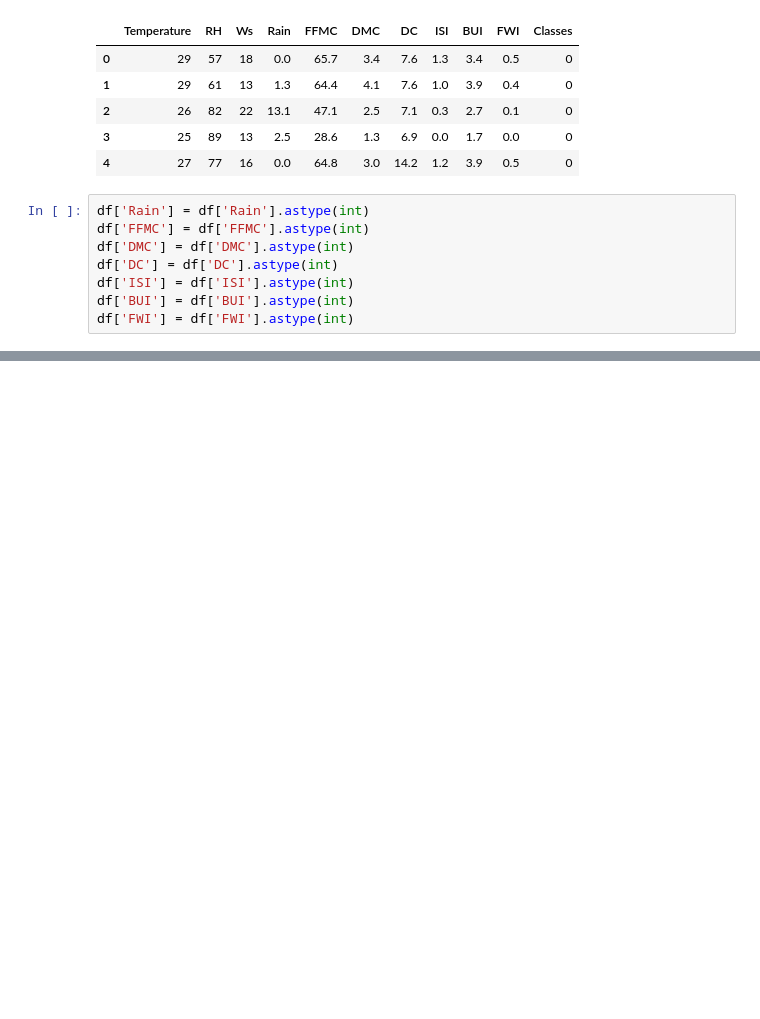
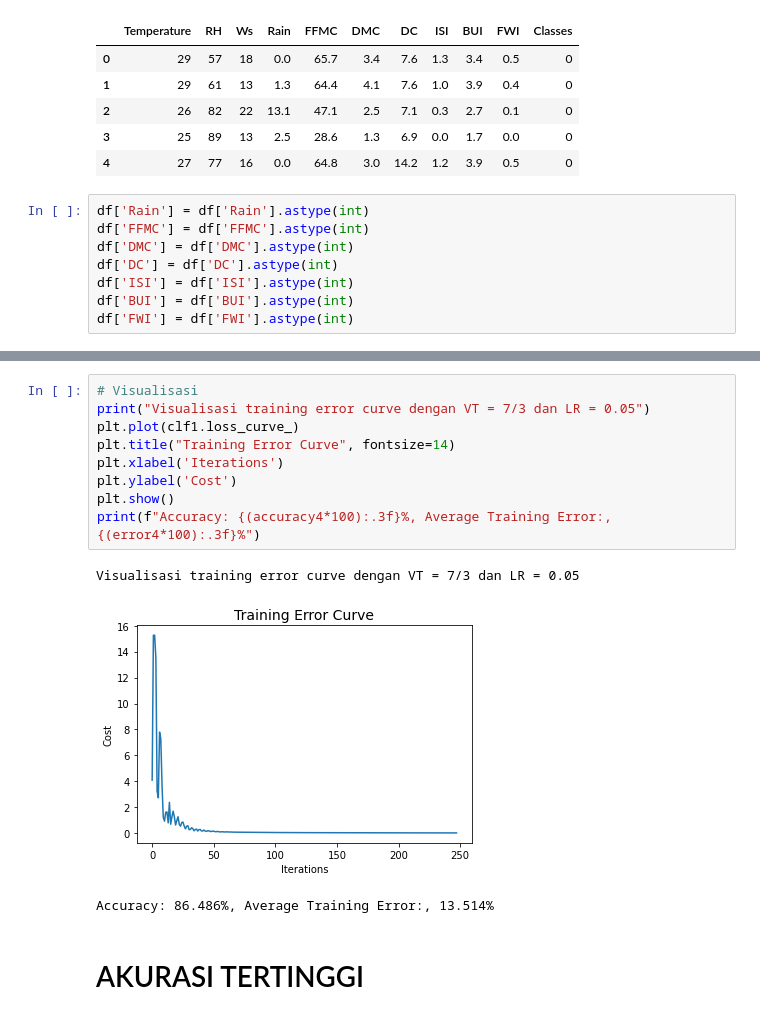
Before and after one commit to farhanalmoza/semester4, a Jupyter notebook: KCB/Final Project/tugas2/klasifikasi_aff.ipynb, the cells around one changed output, grey strips where cells are left out. Cells and saved outputs as stored; diff of their text form; blank space fills up the shorter version.

```diff
--- a/KCB/Final Project/tugas2/klasifikasi_aff.ipynb
+++ b/KCB/Final Project/tugas2/klasifikasi_aff.ipynb
@@ -133,0 +169,15 @@ Epoch 100/100
+# %%
+# Visualisasi
+print("Visualisasi training error curve dengan VT = 7/3 dan LR = 0.05")
+plt.plot(clf1.loss_curve_)
+plt.title("Training Error Curve", fontsize=14)
+plt.xlabel('Iterations')
+plt.ylabel('Cost')
+plt.show()
+print(f"Accuracy: {(accuracy4*100):.3f}%, Average Training Error:, {(error4*100):.3f}%")
+# %% [output]
+Visualisasi training error curve dengan VT = 7/3 dan LR = 0.05
+[figure, added]
+Accuracy: 86.486%, Average Training Error:, 13.514%
+# %% [markdown]
+# AKURASI TERTINGGI
```
Also changed, not shown: parts of 25 cells of this notebook, 4 other files.
